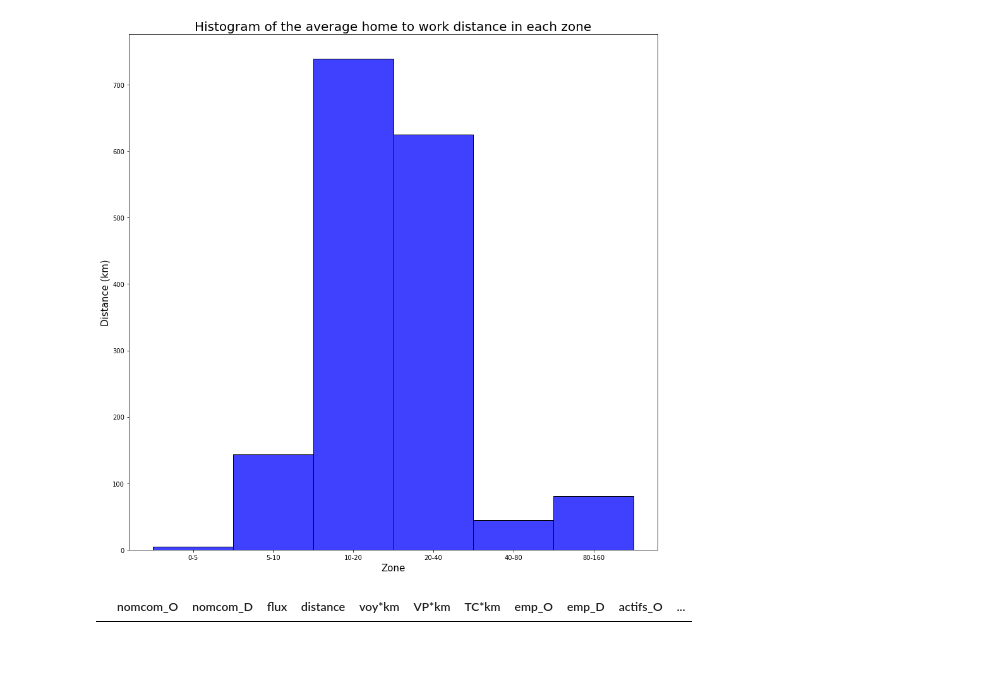
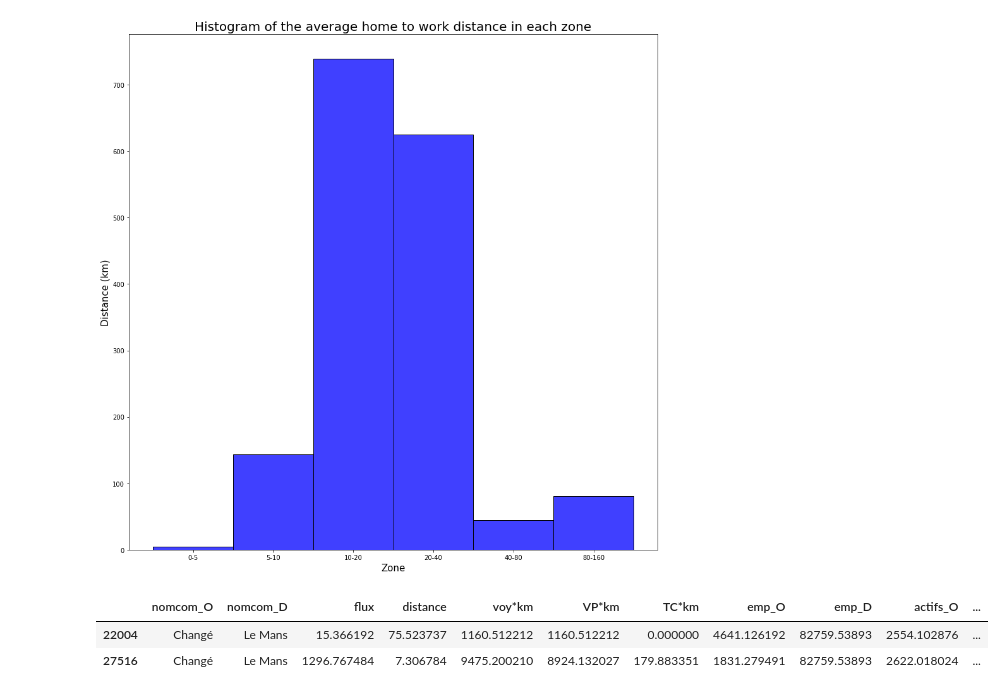
Before and after one commit to MaxelieG/SOMS, a Jupyter notebook: Histogram.ipynb, the cells around one changed output. Drawn from its saved outputs; the diff is of its cells as text; code cells hidden in the pictures; blank space fills up the shorter version.

```diff
--- a/Histogram.ipynb
+++ b/Histogram.ipynb
@@ -42,7 +42,7 @@ commune_france = gpd.read_file('C:/Users/kangl/Desktop/données/shapefile/France
 #commune_france = commune_france.drop(columns=['reg', 'cateaav20'])
 #set the type as string
 #commune_paris.insee = commune_paris.insee.astype(str)
-data = data[['nomcom_O','nomcom_D','flux','distance','voy*km','VP*km','TC*km','emp_O','emp_D','actifs_O','actifs_D','O_long','O_lat','D_long','D_lat']]
+data = data[['nomcom_O','nomcom_D','flux','distance','voy*km','VP*km','TC*km','emp_O','emp_D','actifs_O','actifs_D','O_long','O_lat','D_long','D_lat','PTOT_O']]
 communes_mans = communes[['nomcom','emp','actifs','PTOT','libuu2020']]
 #region of destination IDF
 #data_cut_D_IDF = data_cut[(data_cut['REGLT']=='11')].reset_index(drop=True)
@@ -437,15 +553,22 @@ plt.show()
 # %%
 
 #isole les flux de nantes et angers
 filtered_data_D_nantes = filtered_data_D[filtered_data_D['nomcom_O'] == 'Nantes']
 filtered_data_D_angers = filtered_data_D[filtered_data_D['nomcom_O'] == 'Angers']
 filtered_data_D_alencon = filtered_data_D[filtered_data_D['nomcom_O'] == 'Alençon']
 filtered_data_D_la_ferte_bernard = filtered_data_D[filtered_data_D['nomcom_O'] == 'La Ferté-Bernard']
+filtered_data_D_sable_sur_sarthe = filtered_data_D[filtered_data_D['nomcom_O'] == 'Sablé-sur-Sarthe']
+filtered_data_D_coulaines = filtered_data_D[filtered_data_D['nomcom_O'] == 'Coulaines']
+
 
 #filtered_data_D_angers
 #filtered_data_D_nantes
+#filtered_data_D_alencon
+#filtered_data_D_sable_sur_sarthe
 # %% [output]
 |  | nomcom_O | nomcom_D | flux | distance | voy*km | VP*km | TC*km | emp_O | emp_D | actifs_O | ... |
+| 22004 | Changé | Le Mans | 15.366192 | 75.523737 | 1160.512212 | 1160.512212 | 0.000000 | 4641.126192 | 82759.53893 | 2554.102876 | ... |
+| 27516 | Changé | Le Mans | 1296.767484 | 7.306784 | 9475.200210 | 8924.132027 | 179.883351 | 1831.279491 | 82759.53893 | 2622.018024 | ... |
 # %%
 
 # Données du corridor
```
Also changed, not shown: parts of 10 cells of this notebook, 2 other files.
